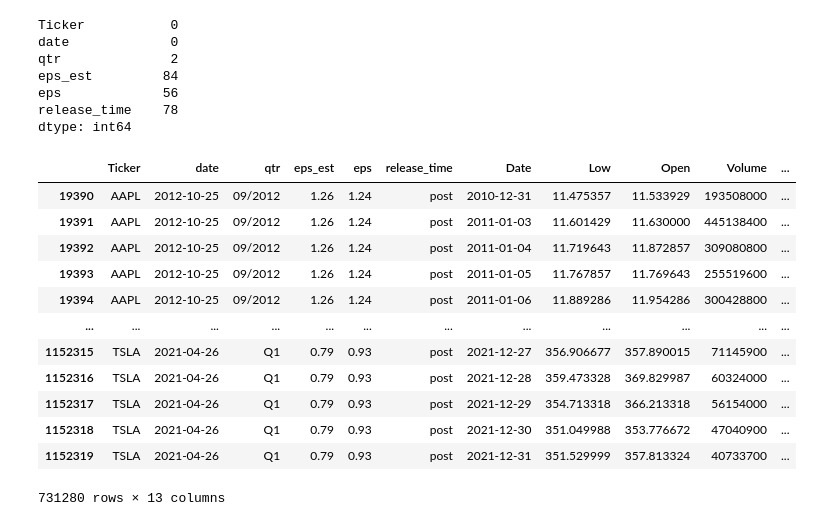
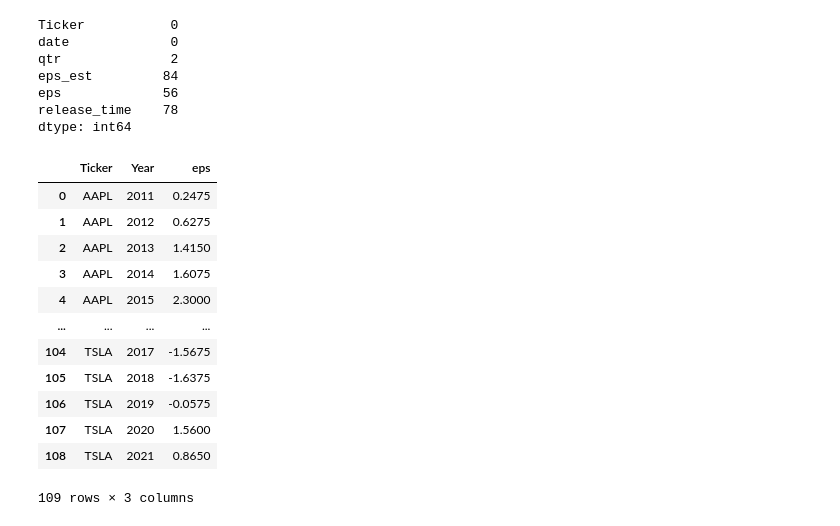
Before and after one commit to salvarenga25/StockMarket_Project, a Jupyter notebook: Stock_Analysis.ipynb, the cells around one changed output. Cells and saved outputs as stored; diff of their text form; code cells hidden in the pictures.

```diff
--- a/Stock_Analysis.ipynb
+++ b/Stock_Analysis.ipynb
@@ -175,18 +177,23 @@ ticker_clean_master.to_csv('AAPL_EPS.csv', encoding='utf-8')
 # %%
-#merge_clean_df = merge_df.dropna()
-#merge_clean_df
+ticker_complete = pd.read_csv('Tickers_EPS.csv')
+ticker_complete['date'] = pd.to_datetime(ticker_complete['date'], format='%m/%d/%y')
+ticker_complete['Year'] = ticker_complete['date'].dt.to_period('y')
+ticker_avg_year = ticker_complete.groupby(['Ticker','Year'])['eps'].mean()
+ticker_avg_year = ticker_avg_year.to_frame()
+ticker_avg_year = ticker_avg_year.reset_index()
+ticker_avg_year
 # %% [output]
-|  | Ticker | date | qtr | eps_est | eps | release_time | Date | Low | Open | Volume | ... |
-| 19390 | AAPL | 2012-10-25 | 09/2012 | 1.26 | 1.24 | post | 2010-12-31 | 11.475357 | 11.533929 | 193508000 | ... |
-| 19391 | AAPL | 2012-10-25 | 09/2012 | 1.26 | 1.24 | post | 2011-01-03 | 11.601429 | 11.630000 | 445138400 | ... |
-| 19392 | AAPL | 2012-10-25 | 09/2012 | 1.26 | 1.24 | post | 2011-01-04 | 11.719643 | 11.872857 | 309080800 | ... |
-| 19393 | AAPL | 2012-10-25 | 09/2012 | 1.26 | 1.24 | post | 2011-01-05 | 11.767857 | 11.769643 | 255519600 | ... |
-| 19394 | AAPL | 2012-10-25 | 09/2012 | 1.26 | 1.24 | post | 2011-01-06 | 11.889286 | 11.954286 | 300428800 | ... |
-| ... | ... | ... | ... | ... | ... | ... | ... | ... | ... | ... | ... |
-| 1152315 | TSLA | 2021-04-26 | Q1 | 0.79 | 0.93 | post | 2021-12-27 | 356.906677 | 357.890015 | 71145900 | ... |
-| 1152316 | TSLA | 2021-04-26 | Q1 | 0.79 | 0.93 | post | 2021-12-28 | 359.473328 | 369.829987 | 60324000 | ... |
-| 1152317 | TSLA | 2021-04-26 | Q1 | 0.79 | 0.93 | post | 2021-12-29 | 354.713318 | 366.213318 | 56154000 | ... |
-| 1152318 | TSLA | 2021-04-26 | Q1 | 0.79 | 0.93 | post | 2021-12-30 | 351.049988 | 353.776672 | 47040900 | ... |
-| 1152319 | TSLA | 2021-04-26 | Q1 | 0.79 | 0.93 | post | 2021-12-31 | 351.529999 | 357.813324 | 40733700 | ... |
+|  | Ticker | Year | eps |
+| 0 | AAPL | 2011 | 0.2475 |
+| 1 | AAPL | 2012 | 0.6275 |
+| 2 | AAPL | 2013 | 1.4150 |
+| 3 | AAPL | 2014 | 1.6075 |
+| 4 | AAPL | 2015 | 2.3000 |
+| ... | ... | ... | ... |
+| 104 | TSLA | 2017 | -1.5675 |
+| 105 | TSLA | 2018 | -1.6375 |
+| 106 | TSLA | 2019 | -0.0575 |
+| 107 | TSLA | 2020 | 1.5600 |
+| 108 | TSLA | 2021 | 0.8650 |
-731280 rows × 13 columns
+109 rows × 3 columns
 # %%
```
Also changed, not shown: parts of 3 cells of this notebook, 1 other file.
